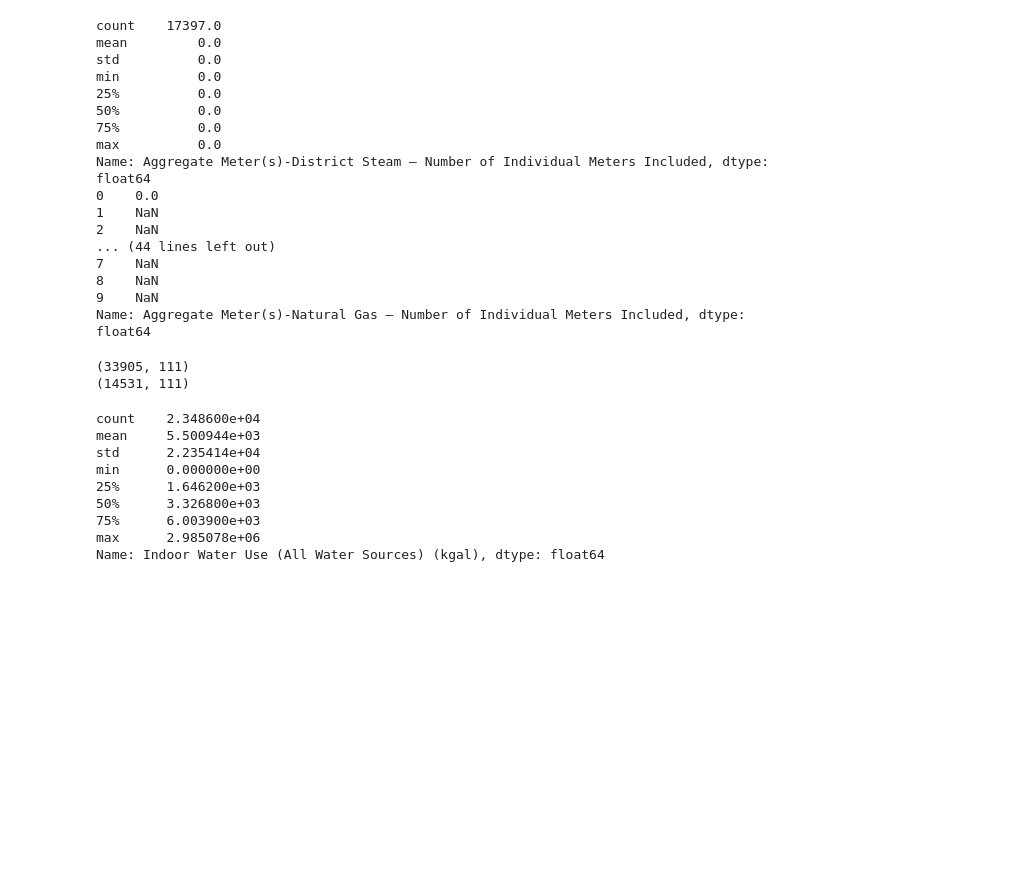
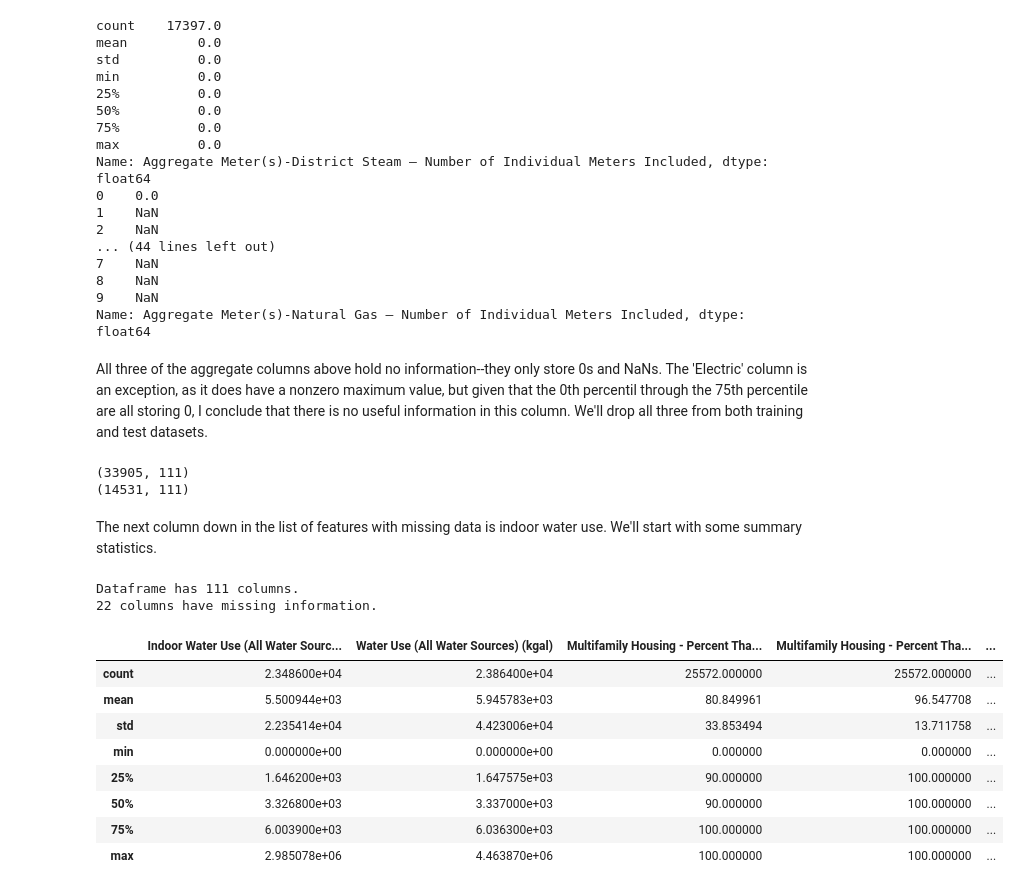
Before and after one commit to zkhechadoorian/NYC-LL84-Benchmarking, a Jupyter notebook: notebooks/1_modeling.ipynb, the cells around one changed output. Saved outputs shown, nothing was run; the diff lists cells and outputs as text; code cells hidden in the pictures; blank space fills up the shorter version.

```diff
--- a/notebooks/1_modeling.ipynb
+++ b/notebooks/1_modeling.ipynb
@@ -224,6 +224,8 @@ Name: Aggregate Meter(s)-District Steam – Number of Individual Meters Included
 8    NaN
 9    NaN
 Name: Aggregate Meter(s)-Natural Gas – Number of Individual Meters Included, dtype: float64
+# %% [markdown]
+All three of the aggregate columns above hold no information--they only store 0s and NaNs. The 'Electric' column is an exception, as it does have a nonzero maximum value, but given that the 0th percentil through the 75th percentile are all storing 0, I conclude that there is no useful information in this column. We'll drop all three from both training and test datasets.
 # %%
 # drop aggregate columns since they hold no information
 columns_to_drop = [
@@ -239,16 +241,24 @@ print(test_features.shape)
 # %% [output]
 (33905, 111)
 (14531, 111)
-# %%
-column_name = 'Indoor Water Use (All Water Sources) (kgal)'
-train_features[column_name].describe()
-# %% [output]
-count    2.348600e+04
-mean     5.500944e+03
-std      2.235414e+04
-min      0.000000e+00
-25%      1.646200e+03
-50%      3.326800e+03
-75%      6.003900e+03
-max      2.985078e+06
-Name: Indoor Water Use (All Water Sources) (kgal), dtype: float64
+# %% [markdown]
+The next column down in the list of features with missing data is indoor water use. We'll start with some summary statistics.
+# %%
+# Get updated list of columns with missing data
+missing_data_table = missing_values(train_features)
+
+missing_data_columns = list(missing_data_table.index)
+
+train_features[missing_data_columns].describe()
+# %% [output]
+Dataframe has 111 columns.
+22 columns have missing information.
+|  | Indoor Water Use (All Water Sourc... | Water Use (All Water Sources) (kgal) | Multifamily Housing - Percent Tha... | Multifamily Housing - Percent Tha... | ... |
+| count | 2.348600e+04 | 2.386400e+04 | 25572.000000 | 25572.000000 | ... |
+| mean | 5.500944e+03 | 5.945783e+03 | 80.849961 | 96.547708 | ... |
+| std | 2.235414e+04 | 4.423006e+04 | 33.853494 | 13.711758 | ... |
+| min | 0.000000e+00 | 0.000000e+00 | 0.000000 | 0.000000 | ... |
+| 25% | 1.646200e+03 | 1.647575e+03 | 90.000000 | 100.000000 | ... |
+| 50% | 3.326800e+03 | 3.337000e+03 | 90.000000 | 100.000000 | ... |
+| 75% | 6.003900e+03 | 6.036300e+03 | 100.000000 | 100.000000 | ... |
+| max | 2.985078e+06 | 4.463870e+06 | 100.000000 | 100.000000 | ... |
```
Also changed, not shown: parts of 29 cells of this notebook.
